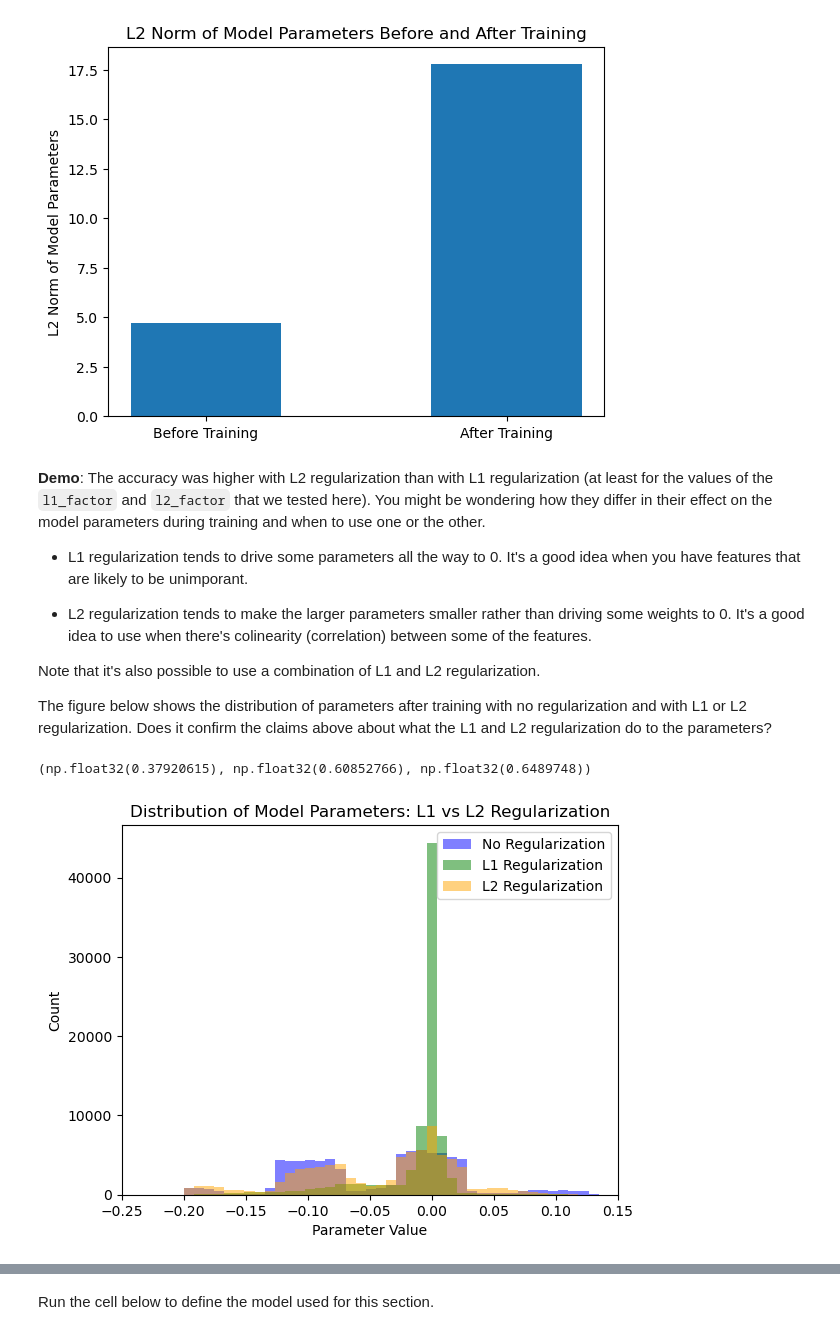
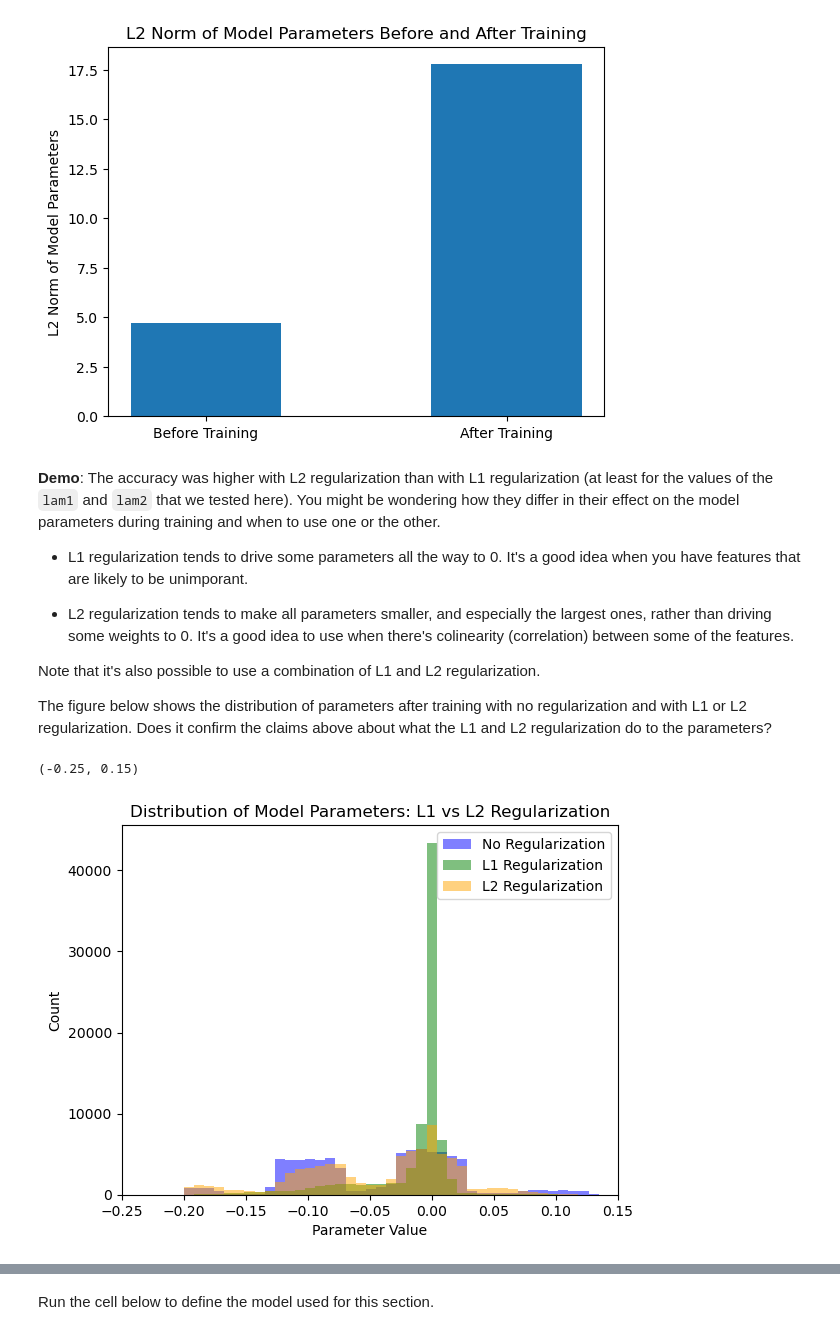
Before and after one commit to atleer/intro-to-deep-learning-dev, a Jupyter notebook: Day02/06_improve_network_through_regularization/06_improve_network_through_regularization.ipynb, the cells around one changed output, grey strips where cells are left out. Saved outputs shown, nothing was run; the diff lists cells and outputs as text; code cells hidden in the pictures.

```diff
--- a/Day02/06_improve_network_through_regularization/06_improve_network_through_regularization.ipynb
+++ b/Day02/06_improve_network_through_regularization/06_improve_network_through_regularization.ipynb
@@ -421,11 +459,12 @@ Number of parameters in layer: 3
 torch.manual_seed(SEED)
 model = Model(hidden_layer_size=6)
 
-# calculate L2 norm of all model parameters
+# calculate L2 norm of all model weights
 params_sum = 0.0
-for params in model.parameters():
-    print(f'Number of parameters in layer: {params.numel()}')
-    params_sum += torch.sum(params**2)
+for name, params in model.named_parameters():
+    if 'weight' in name:
+        print(f'Number of parameters in layer: {params.numel()}')
+        params_sum += torch.sum(params**2)
 
 l2_norm = torch.sqrt(params_sum)
 
@@ -448,10 +485,10 @@ Number of parameters in layer: 3
 torch.manual_seed(SEED)
 model = Model(hidden_layer_size=128)
 # %%
-# calculate L2 norm of all model parameters
+# calculate L2 norm of all model weights
 params_sum = 0.0
-for params in model.parameters():
-    print(f'Number of parameters in layer: {params.numel()}')
-    params_sum += torch.sum(params**2)
+for name, params in model.named_parameters():
+    if 'weight' in name:
+        params_sum += torch.sum(params**2)
 
 l2_norm = torch.sqrt(params_sum)
@@ -481,11 +513,11 @@ optimizer = torch.optim.RMSprop(model.parameters(), lr = 0.01)
 
 l2_norm_pre_training = utils.calculate_l2_norm(model)
 # %%
-l2_factor = 0.0
+lam2 = 0.0
 for epoch in range(nepochs):
     l2_norm = utils.calculate_l2_norm(model)
 
-    l2_penalty = l2_factor*l2_norm
+    l2_penalty = lam2*l2_norm
 
     utils.train(model, features_train, labels_train, optimizer=optimizer, penalty = l2_penalty)
 # %%
@@ -512,12 +544,12 @@ optimizer = torch.optim.RMSprop(model.parameters(), lr = 0.01)
 
 l2_norm_pre_training = utils.calculate_l2_norm(model)
 # %%
-l2_factor = 0.1
+lam2 = 0.1
 
 for epoch in range(nepochs):
     l2_norm = utils.calculate_l2_norm(model)
 
-    l2_penalty = l2_factor*l2_norm
+    l2_penalty = lam2*l2_norm
 
     utils.train(model, features_train, labels_train, optimizer=optimizer, penalty = l2_penalty)
 # %%
@@ -533,11 +565,11 @@ plt.title('L2 Norm of Model Parameters Before and After Training');
 Accuracy: 42.30769348144531
 [figure]
 # %% [markdown]
-**Demo**: The accuracy was higher with L2 regularization than with L1 regularization (at least for the values of the `l1_factor` and `l2_factor` that we tested here). You might be wondering how they differ in their effect on the model parameters during training and when to use one or the other.
+**Demo**: The accuracy was higher with L2 regularization than with L1 regularization (at least for the values of the `lam1` and `lam2` that we tested here). You might be wondering how they differ in their effect on the model parameters during training and when to use one or the other.
 
 - L1 regularization tends to drive some parameters all the way to 0. It's a good idea when you have features that are likely to be unimporant.
 
-- L2 regularization tends to make the larger parameters smaller rather than driving some weights to 0. It's a good idea to use when there's colinearity (correlation) between some of the features.
+- L2 regularization tends to make all parameters smaller, and especially the largest ones, rather than driving some weights to 0. It's a good idea to use when there's colinearity (correlation) between some of the features.
 
 Note that it's also possible to use a combination of L1 and L2 regularization.
 
@@ -559,41 +591,41 @@ torch.manual_seed(SEED)
 model_l1 = Model()
 optimizer_l1 = torch.optim.RMSprop(model_l1.parameters(), lr=0.01)
 
-l1_factor = 0.011
+lam1 = 0.01
 for epoch in range(nepochs):
     l1_norm = utils.calculate_l1_norm(model_l1)
-    l1_penalty = l1_factor * l1_norm
+    l1_penalty = lam1 * l1_norm
     utils.train(model_l1, features_train, labels_train, optimizer=optimizer_l1, penalty=l1_penalty)
 
 # train model with L2 regularization
 torch.manual_seed(SEED)
 model_l2 = Model()
 optimizer_l2 = torch.optim.RMSprop(model_l2.parameters(), lr=0.01)
 
-l2_factor = 0.01
+lam2 = 0.01
 for epoch in range(nepochs):
     l2_norm = utils.calculate_l2_norm(model_l2)
-    l2_penalty = l2_factor * l2_norm
+    l2_penalty = lam2 * l2_norm
     utils.train(model_l2, features_train, labels_train, optimizer=optimizer_l2, penalty=l2_penalty)
 
 # get all parameters from model trained with no, l1, and l2 regularization
 params_no_reg = torch.cat([p.flatten() for p in model.parameters()]).detach().numpy()
 params_l1_reg = torch.cat([p.flatten() for p in model_l1.parameters()]).detach().numpy()
 params_l2_reg = torch.cat([p.flatten() for p in model_l2.parameters()]).detach().numpy()
 
 # plot overlapping histograms
 bins = np.linspace(-0.2, 0.2, 50)
 plt.hist(params_no_reg, bins=bins, alpha=0.5, label='No Regularization', color='blue')
 plt.hist(params_l1_reg, bins=bins, alpha=0.5, label='L1 Regularization', color='green')
 plt.hist(params_l2_reg, bins=bins, alpha=0.5, label='L2 Regularization', color='orange')
 plt.xlabel('Parameter Value')
 plt.ylabel('Count')
 plt.title('Distribution of Model Parameters: L1 vs L2 Regularization')
 plt.legend()
 plt.xlim([-0.25, 0.15])
 # %% [output]
-(np.float32(0.37920615), np.float32(0.60852766), np.float32(0.6489748))
+(-0.25, 0.15)
-[figure, old version]
+[figure, new version]
 # %% [markdown]
 ## Section 3: Regularize the Model with Dropout to Improve Network Performance
 
```
Also changed, not shown: parts of 49 cells of this notebook.
